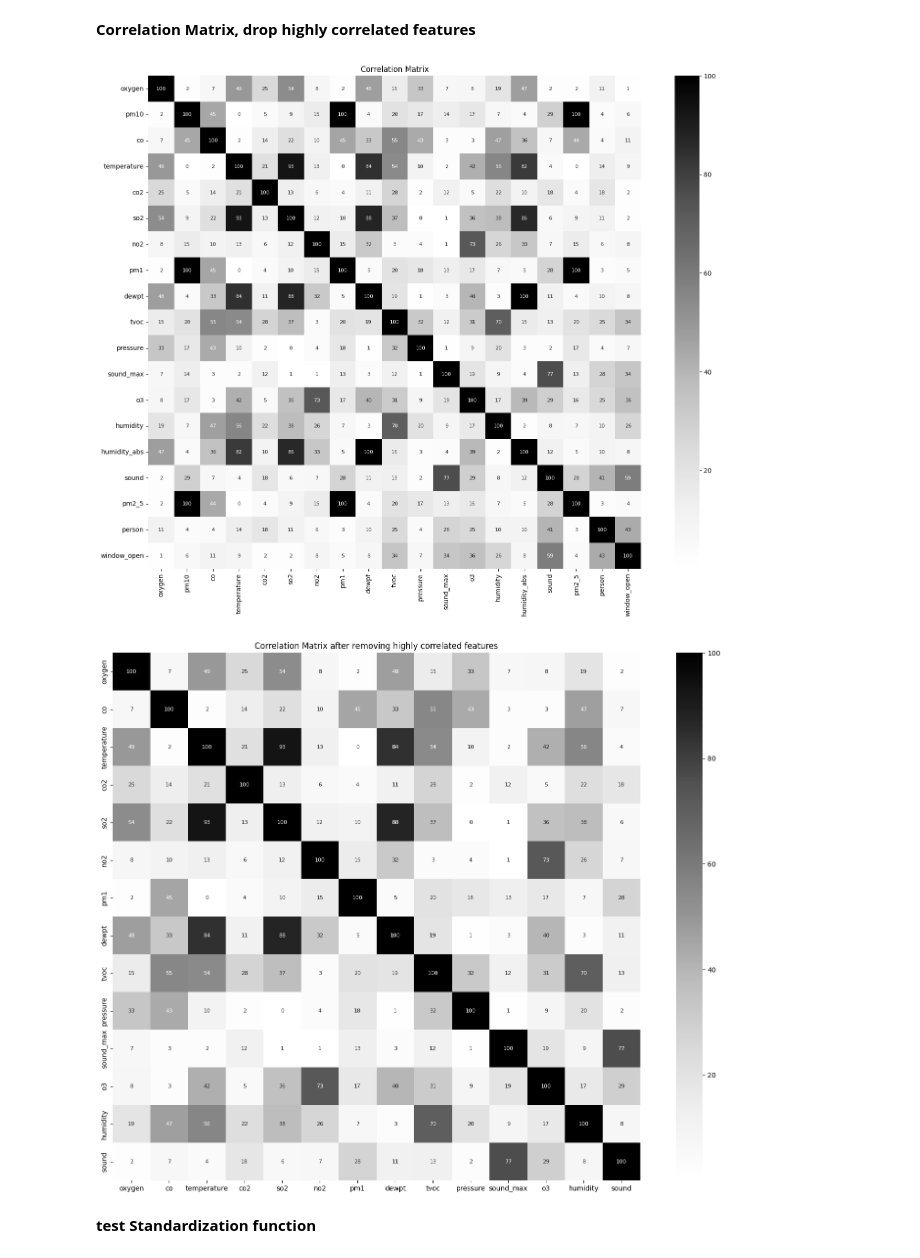
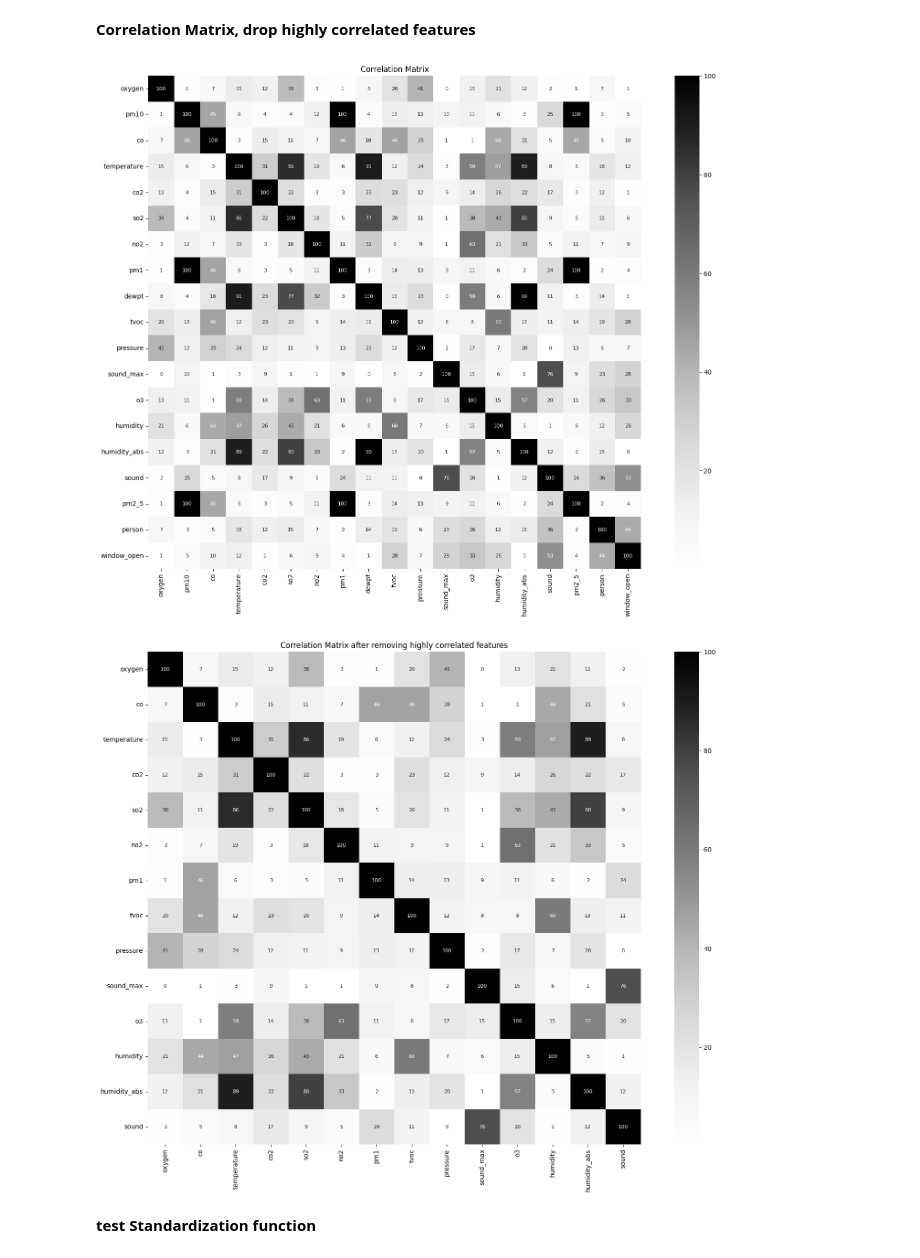
Before and after one commit to MajedNaN/TimeSeriesClassification, a Jupyter notebook: main.ipynb, the cells around one changed output. Saved outputs shown, nothing was run; the diff lists cells and outputs as text; code cells hidden in the pictures.

Commit message:
loaded new data

```diff
--- a/main.ipynb
+++ b/main.ipynb
@@ -242,9 +242,9 @@ print(df['person'].value_counts(),'\n',df['window_open'].value_counts(),'\n')
 # df2_test = df2.iloc[df2.shape[0]-500:]
 # df2 = df2.drop(index = df2.index[df2.shape[0]-500:])
 
-############### drop  rows from df1 for testing
-df2_test = df2.iloc[7400:7600]
-df2 = df2.drop(index = df2.index[:7600]) ### to keep the sequence order drop from start
+############### drop  rows from df2 for testing
+df2_test = df2.iloc[df2.shape[0]-22000:df2.shape[0]-21700] ## to get better visualization on less focused data
+df2 = df2.drop(index = df2.index[df2.shape[0]-21900:]) ### to keep the sequence order drop from last
 
 df2.reset_index(drop=True,inplace=True)
 df2_test.reset_index(drop=True,inplace=True)
@@ -277,8 +277,11 @@ features2 = df2.drop(columns=['person','window_open'])
 
 
 ### minimized data
-l_ = ['oxygen','temperature','co2','tvoc','o3','humidity','sound','person','window_open']
-f_ = ['oxygen','temperature','co2','tvoc','o3','humidity','sound']
+l_ = ['humidity','temperature','tvoc','oxygen','co2','co','pressure','o3','sound','person','window_open']
+f_ = ['humidity','temperature','tvoc','oxygen','co2','co','pressure','o3','sound']
+### from leipzig
+# l_ = ['humidity_abs','temperature','tvoc','oxygen','co2','co','no2','o3','person','window_open']
+# f_ = ['humidity_abs','temperature','tvoc','oxygen','co2','co','no2','o3']
 df_mini1 = df1.filter(l_)
 print(df_mini1.shape,'\n',df_mini1['person'].value_counts(),'\n',df_mini1['window_open'].value_counts(),'\n')
 features_mini1 = features1.filter(f_)
@@ -321,36 +324,36 @@ Name: window_open, dtype: int64
 # %%
 corr = df.corr(min_periods=1000)
 high_corr = np.abs(corr)*100
 f, ax = plt.subplots(figsize=(19,14))
 sns.heatmap(high_corr, cbar=True,annot=True, square=True, fmt='.0f',
             annot_kws={'size': 8},cmap='Greys')
 plt.title('Correlation Matrix')
 plt.show()
 
-##### drop 100% correlated features
+##### drop 99%-100% correlated features
 
-remove_list = ['pm10','pm2_5','humidity_abs']
+remove_list = ['pm10','pm2_5','dewpt']
 features.drop(columns=remove_list,inplace=True)
 features1.drop(columns=remove_list,inplace=True)
 features2.drop(columns=remove_list,inplace=True)
 df1.drop(columns=remove_list,inplace=True)
 df2.drop(columns=remove_list,inplace=True)
 
 ### for different test set
 df2_test_features.drop(columns=remove_list,inplace=True)
 df2_test.drop(columns=remove_list,inplace=True)
 ################################3
 
 corr = features.corr(min_periods=1000)
 high_corr = np.abs(corr)*100
 f, ax = plt.subplots(figsize=(19,14))
 sns.heatmap(high_corr, cbar=True,annot=True, square=True, fmt='.0f',
             annot_kws={'size': 8},cmap='Greys')
 plt.title('Correlation Matrix after removing highly correlated features')
 plt.show()
 # %% [output]
-[figure, old version]
+[figure, new version]
-[figure, old version]
+[figure, new version]
 # %% [markdown]
 **test Standardization function**
 # %%
```
Also changed, not shown: parts of 31 cells of this notebook, 2 other files.
